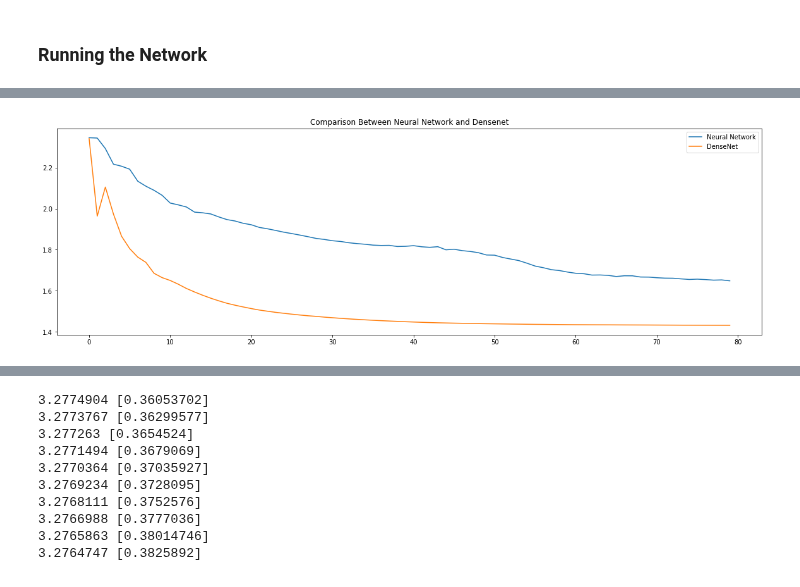
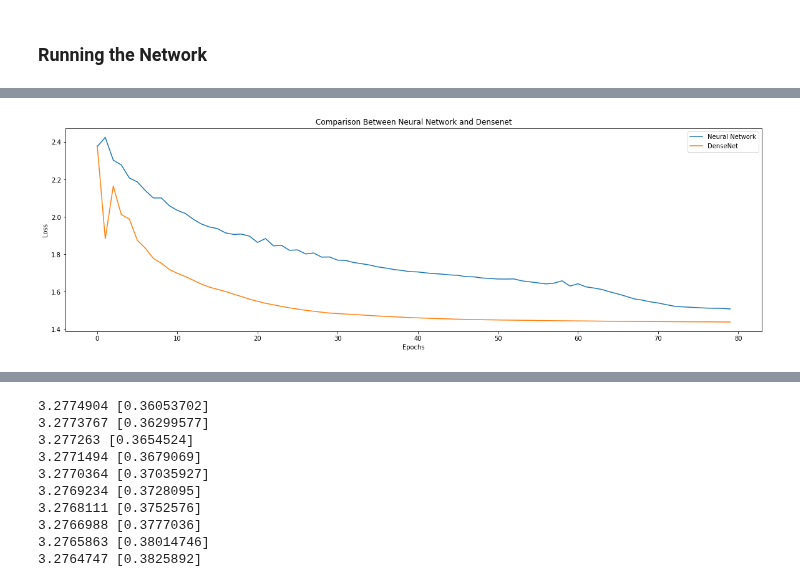
Before and after one commit to Dweepa/ItsAllInTheGenes, a Jupyter notebook: SNN/SNN.ipynb, the cells around one changed output, grey strips where cells are left out. Cells and saved outputs as stored; diff of their text form; code cells hidden in the pictures.

```diff
--- a/SNN/SNN.ipynb
+++ b/SNN/SNN.ipynb
@@ -78,7 +79,8 @@ number_of_units_nn = 20
 
 inputs = tf.placeholder(tf.float32, [None, input_size])
 original_input = inputs
-labels = tf.placeholder(tf.float32, [None, n_classes])
+labels = tf.placeholder(tf.int32, [None])
+onehot_label = tf.one_hot(labels, n_classes, name='labels_onehot')
 
 for a in range(n_layers):
     layer = tf.layers.dense(inputs, number_of_units_nn, 'selu', name='layer'+str(a))
@@ -87,7 +89,7 @@ for a in range(n_layers):
 logits = tf.layers.dense(inputs, n_classes, None, name='output')
 logits = tf.math.l2_normalize(logits, axis=1)
 
-loss = tf.reduce_mean(tf.nn.softmax_cross_entropy_with_logits(logits=logits, labels=labels))
+loss = tf.reduce_mean(tf.nn.softmax_cross_entropy_with_logits(logits=logits, labels=onehot_label))
 
 predictions = tf.nn.softmax(logits)
 
@@ -100,13 +102,13 @@ with tf.Session() as session:
 
     for a in range(epochs):
         _, l, p = session.run([optimizer, loss, predictions],
-                              feed_dict={original_input:X_mnist, labels:y_onehot_mnist})
+                              feed_dict={original_input:X_mnist, labels:y_mnist})
         nn_loss.append(l)
 
         if a%10==0:
             print("Epoch:", a+1, "\tLoss:", l, "\tAccuracy:", accuracy(p, y_onehot_mnist))
 
-    test_p = session.run(predictions, feed_dict={original_input:x_test_mnist, labels:y_onehot_test_mnist})
+    test_p = session.run(predictions, feed_dict={original_input:x_test_mnist, labels:y_test_mnist})
 
     print("Test Accuracy: ", accuracy(test_p, y_onehot_test_mnist))
 
@@ -132,7 +134,7 @@ tf.reset_default_graph()
 
 inputs = tf.placeholder(tf.float32, [None, input_size])
 original_input = inputs
-labels = tf.placeholder(tf.float32, [None, n_classes])
+labels = tf.placeholder(tf.int32, [None])
 
 for a in range(n_layers):
     layer = tf.layers.dense(inputs, n_units, 'selu', name='layer'+str(a))
@@ -141,7 +143,8 @@ for a in range(n_layers):
 logits = tf.layers.dense(inputs, n_classes, None, name='output')
 logits = tf.math.l2_normalize(logits, axis=1)
 
-loss = tf.reduce_mean(tf.nn.softmax_cross_entropy_with_logits(logits=logits, labels=labels))
+onehot_label = tf.one_hot(labels, n_classes, name='labels_onehot')
+loss = tf.reduce_mean(tf.nn.softmax_cross_entropy_with_logits(logits=logits, labels=onehot_label))
 
 predictions = tf.nn.softmax(logits)
 
@@ -156,12 +159,12 @@ with tf.Session() as session:
 
     for a in range(epochs):
         _, l, p = session.run([optimizer, loss, predictions],
-                              feed_dict={original_input:X_mnist, labels:y_onehot_mnist})
+                              feed_dict={original_input:X_mnist, labels:y_mnist})
         dnn_loss.append(l)
         if a%20==0:
             print("Epoch:", a+1, "\tLoss:", l, "\tAccuracy:", accuracy(p, y_onehot_mnist))
 
-    test_p = session.run(predictions, feed_dict={original_input:x_test_mnist, labels:y_onehot_test_mnist})
+    test_p = session.run(predictions, feed_dict={original_input:x_test_mnist, labels:y_test_mnist})
 
     print("Test Accuracy: ", accuracy(test_p, y_onehot_test_mnist))
 
@@ -177,12 +180,14 @@ Test Accuracy:  92.85
 # %%
 plt.figure(figsize=(20, 6))
 plt.plot(np.arange(epochs), nn_loss, label='Neural Network')
 plt.plot(np.arange(epochs), dnn_loss, label='DenseNet')
 plt.legend()
+plt.xlabel('Epochs')
+plt.ylabel('Loss')
 plt.title("Comparison Between Neural Network and Densenet")
 plt.show()
 # %% [output]
-[figure, old version]
+[figure, new version]
 # %% [markdown]
 -----------------
 ### Modified Softmax Function
```
Also changed, not shown: parts of 18 cells of this notebook.
